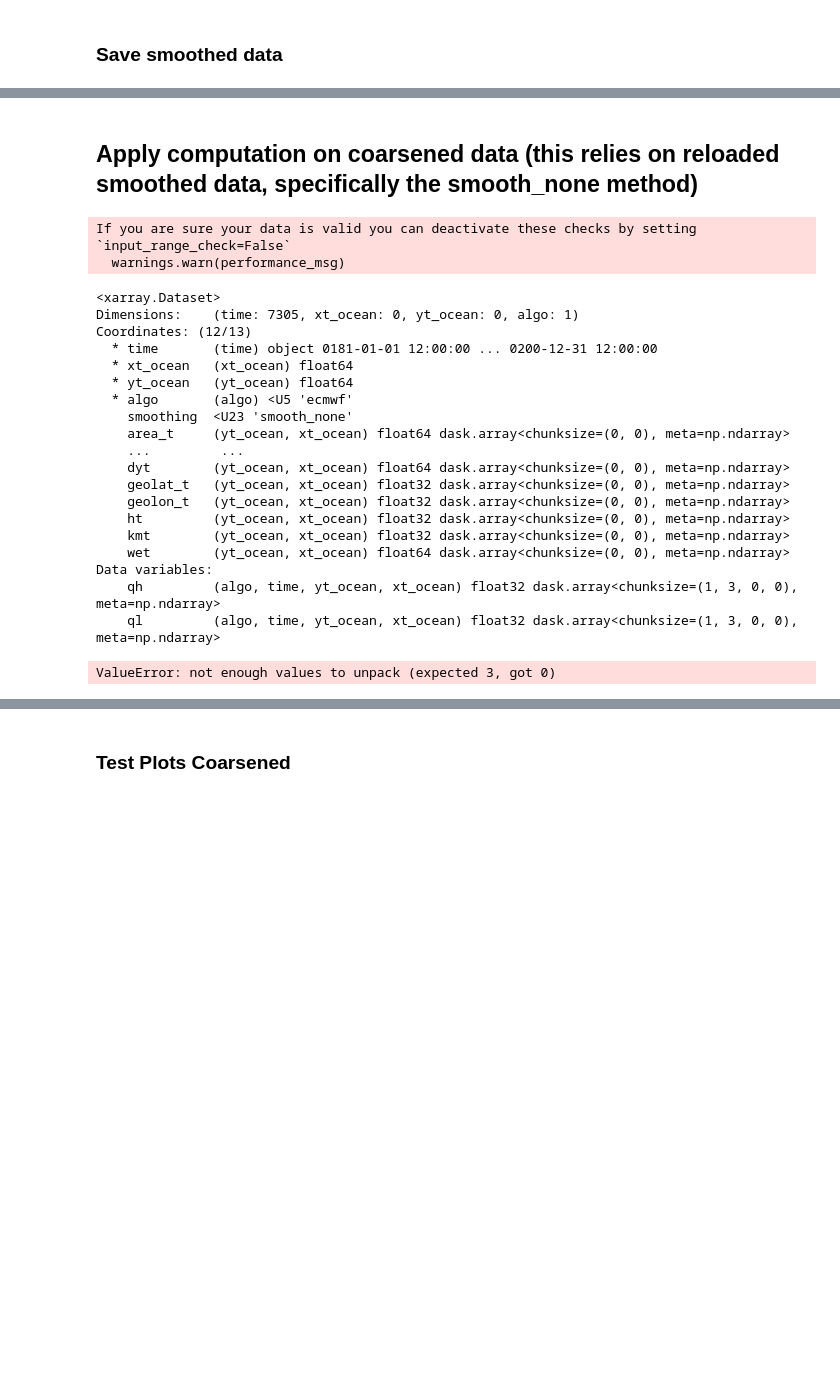
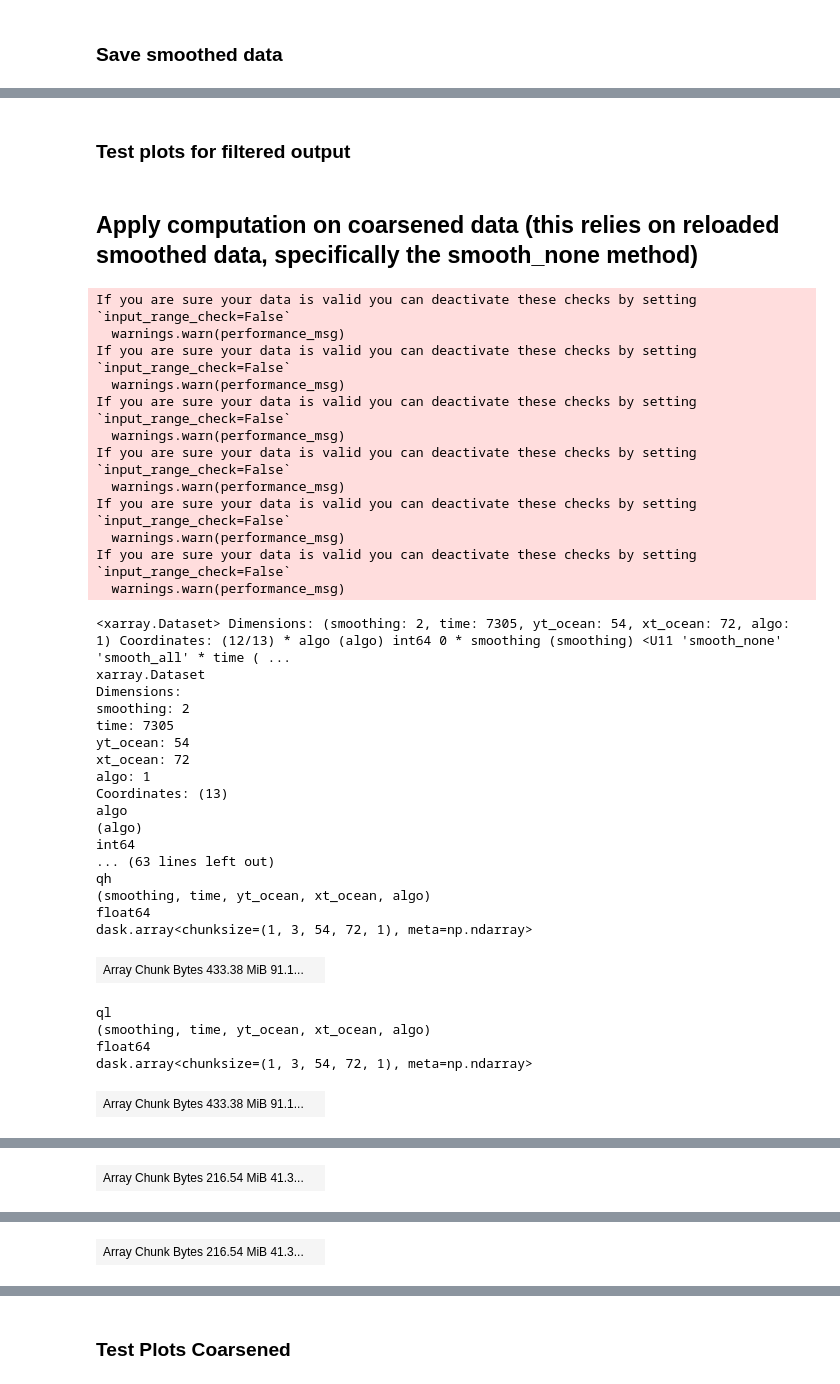
Before and after one commit to ocean-transport/scale-aware-air-sea, a Jupyter notebook: pipeline/step_2_cm26_calculate_fluxes.ipynb, the cells around one changed output, grey strips where cells are left out. Saved outputs shown, nothing was run; the diff lists cells and outputs as text; code cells hidden in the pictures; blank space fills up the shorter version.

```diff
--- a/pipeline/step_2_cm26_calculate_fluxes.ipynb
+++ b/pipeline/step_2_cm26_calculate_fluxes.ipynb
@@ -436,0 +464,2 @@ for ds, title in [(ds_reload_filter_fluxes_prod, 'production'),(ds_reload_filter
+# %% [markdown]
+### Test plots for filtered output
@@ -439,63 +473,85 @@ for ds, title in [(ds_reload_filter_fluxes_prod, 'production'),(ds_reload_filter
 # %%
 def flux_compute_wrapper_coarse(coarsened:xr.Dataset, filtered:xr.Dataset, coarsen_dim_dict:dict[str:int]) -> xr.Dataset:
     datasets = []
-    # align both datasets on inner
-    coarsened, filtered = xr.align(coarsened, filtered, join='inner')
+    # align both datasets on inner for time
+    exclude_dims = set(filtered.dims)-set(['time'])
+    filtered, coarsened  = xr.align(filtered, coarsened, join='inner', exclude=exclude_dims)
 
+    # make sure the area of the filtered array is masked consistently with the variables (needed for `weighted_coarsen`)
+    nanmask = np.isnan(filtered.qh.isel(time=0).drop('time'))
+    area_masked = filtered.area_t.where(~nanmask, 0.0)
+    filtered = filtered.assign_coords(area_t=area_masked)
 
     # for this dataset we only have two methods
     # 1. The equivalent to 'smooth_all' where we compute fluxes on the coarsened output
     # This needs to be computed over every algo
     # to avoid misalignment, lets capture the algo from the filtered dataset
     # TODO: Once we actually implement the skin_correction, that needs to be somehow extracted from the algo dimension
     # for now hardcode
     skin_correction = False
-    for algo in filtered.algo.data:
+    iter_algos = filtered.algo.data
+    # in case there is only a single algo
+    filtered = filtered.squeeze()
+    for algo in iter_algos:
         # The equivalent to 'smooth_all' where we compute fluxes on the coarsened output
         ds_coarse_single_algo = compute_fluxes(coarsened, algo, 'smooth_none', skin_correction=skin_correction)
         # FIXME: this naming is not really easy to understand
         # I could rename the coarsened data before?
         ds_coarse_single_algo = ds_coarse_single_algo.assign_coords(smoothing='smooth_all')
         datasets.append(ds_coarse_single_algo)
     ds_all_coarse = xr.concat(datasets, dim='algo')
     # and the equivalent to smooth none, where we coarsen the full res flux output
     # this is based on the other precomputed data, so all the algos are there already
-    display(filtered.sel(smoothing='smooth_none'))
 
     ds_none_coarse = weighted_coarsen(
         filtered.sel(smoothing='smooth_none'),
         coarsen_dim_dict,
         'area_t'
     )
     ds_none_coarse = ds_none_coarse.assign_coords(smoothing='smooth_none')
 
     # Finally concat along the 'smoothing' dimension (FIXME: better naming for this would be nice).
-    ds_full_coarse = xr.concat([ds_none_coarse, ds_all_coarse], dim='smoothing')
+    ds_full_coarse = xr.concat([ds_none_coarse, ds_all_coarse], dim='smoothing', compat='override', coords='minimal')
     return ds_full_coarse
 
 coarsen_dim_dict = {'xt_ocean':params['n_coarsen'], 'yt_ocean':params['n_coarsen']}
-ds_coarse_fluxes_prod = flux_compute_wrapper_coarse(ds_coarse, ds_reload_filter_fluxes_prod, coarsen_dim_dict)
-ds_coarse_fluxes_appendix = flux_compute_wrapper_coarse(ds_coarse, ds_reload_filter_fluxes_appendix, coarsen_dim_dict)
+ds_coarse_fluxes_prod = flux_compute_wrapper_coarse(ds_coarse, ds_reload_filter_fluxes_prod, coarsen_dim_dict)[['qh', 'ql']]
+ds_coarse_fluxes_appendix = flux_compute_wrapper_coarse(ds_coarse, ds_reload_filter_fluxes_appendix, coarsen_dim_dict)[['qh', 'ql']]
+display(ds_coarse_fluxes_prod)
+display(ds_coarse_fluxes_appendix)
 # %% [output]
 If you are sure your data is valid you can deactivate these checks by setting `input_range_check=False`
   warnings.warn(performance_msg)
+If you are sure your data is valid you can deactivate these checks by setting `input_range_check=False`
+  warnings.warn(performance_msg)
+If you are sure your data is valid you can deactivate these checks by setting `input_range_check=False`
+  warnings.warn(performance_msg)
+If you are sure your data is valid you can deactivate these checks by setting `input_range_check=False`
+  warnings.warn(performance_msg)
+If you are sure your data is valid you can deactivate these checks by setting `input_range_check=False`
+  warnings.warn(performance_msg)
+If you are sure your data is valid you can deactivate these checks by setting `input_range_check=False`
+  warnings.warn(performance_msg)
-<xarray.Dataset>
-Dimensions:    (time: 7305, xt_ocean: 0, yt_ocean: 0, algo: 1)
-Coordinates: (12/13)
-  * time       (time) object 0181-01-01 12:00:00 ... 0200-12-31 12:00:00
-  * xt_ocean   (xt_ocean) float64
-  * yt_ocean   (yt_ocean) float64
-  * algo       (algo) <U5 'ecmwf'
-    smoothing  <U23 'smooth_none'
-    area_t     (yt_ocean, xt_ocean) float64 dask.array<chunksize=(0, 0), meta=np.ndarray>
-    ...         ...
-    dyt        (yt_ocean, xt_ocean) float64 dask.array<chunksize=(0, 0), meta=np.ndarray>
-    geolat_t   (yt_ocean, xt_ocean) float32 dask.array<chunksize=(0, 0), meta=np.ndarray>
-    geolon_t   (yt_ocean, xt_ocean) float32 dask.array<chunksize=(0, 0), meta=np.ndarray>
-    ht         (yt_ocean, xt_ocean) float32 dask.array<chunksize=(0, 0), meta=np.ndarray>
-    kmt        (yt_ocean, xt_ocean) float32 dask.array<chunksize=(0, 0), meta=np.ndarray>
-    wet        (yt_ocean, xt_ocean) float64 dask.array<chunksize=(0, 0), meta=np.ndarray>
-Data variables:
-    qh         (algo, time, yt_ocean, xt_ocean) float32 dask.array<chunksize=(1, 3, 0, 0), meta=np.ndarray>
-    ql         (algo, time, yt_ocean, xt_ocean) float32 dask.array<chunksize=(1, 3, 0, 0), meta=np.ndarray>
+<xarray.Dataset> Dimensions: (smoothing: 2, time: 7305, yt_ocean: 54, xt_ocean: 72, algo: 1) Coordinates: (12/13) * algo (algo) int64 0 * smoothing (smoothing) <U11 'smooth_none' 'smooth_all' * time ( ...
+xarray.Dataset
+Dimensions:
+smoothing: 2
+time: 7305
+yt_ocean: 54
+xt_ocean: 72
+algo: 1
+Coordinates: (13)
+algo
+(algo)
+int64
+... (63 lines left out)
+qh
+(smoothing, time, yt_ocean, xt_ocean, algo)
+float64
+dask.array<chunksize=(1, 3, 54, 72, 1), meta=np.ndarray>
+| Array Chunk Bytes 433.38 MiB 91.1... |  |
-ValueError: not enough values to unpack (expected 3, got 0)
+ql
+(smoothing, time, yt_ocean, xt_ocean, algo)
+float64
+dask.array<chunksize=(1, 3, 54, 72, 1), meta=np.ndarray>
+| Array Chunk Bytes 433.38 MiB 91.1... |  |
@@ -501,0 +592 @@ ValueError: not enough values to unpack (expected 3, got 0)
+| Array Chunk Bytes 216.54 MiB 41.3... |  |
@@ -501,0 +597 @@ ValueError: not enough values to unpack (expected 3, got 0)
+| Array Chunk Bytes 216.54 MiB 41.3... |  |
```
Also changed, not shown: parts of 23 cells of this notebook, 2 other files.
